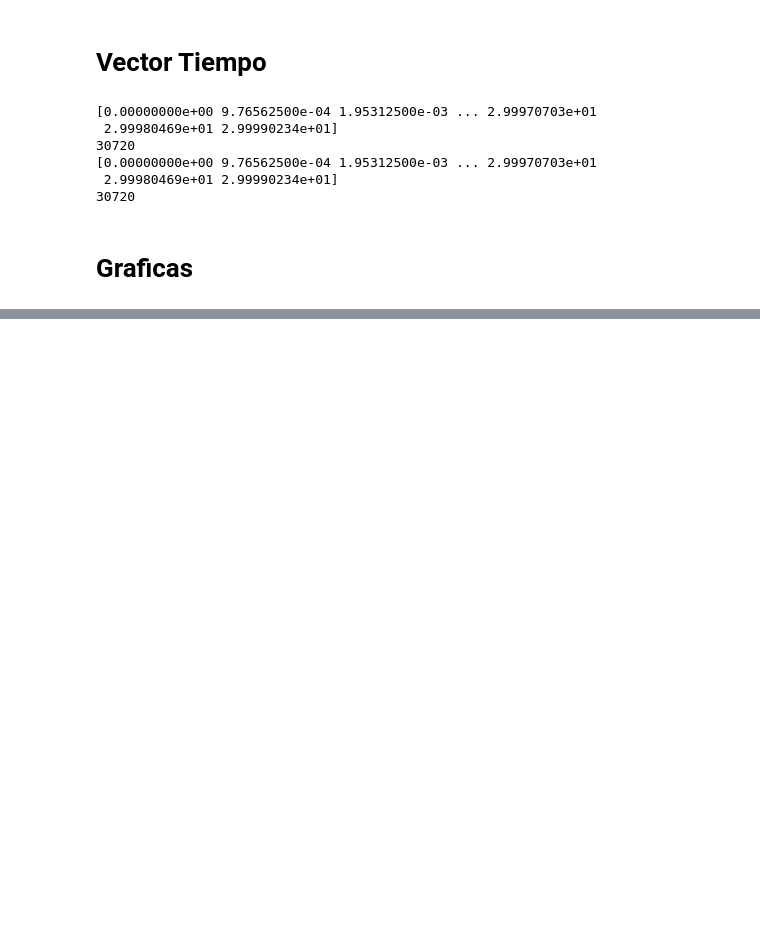
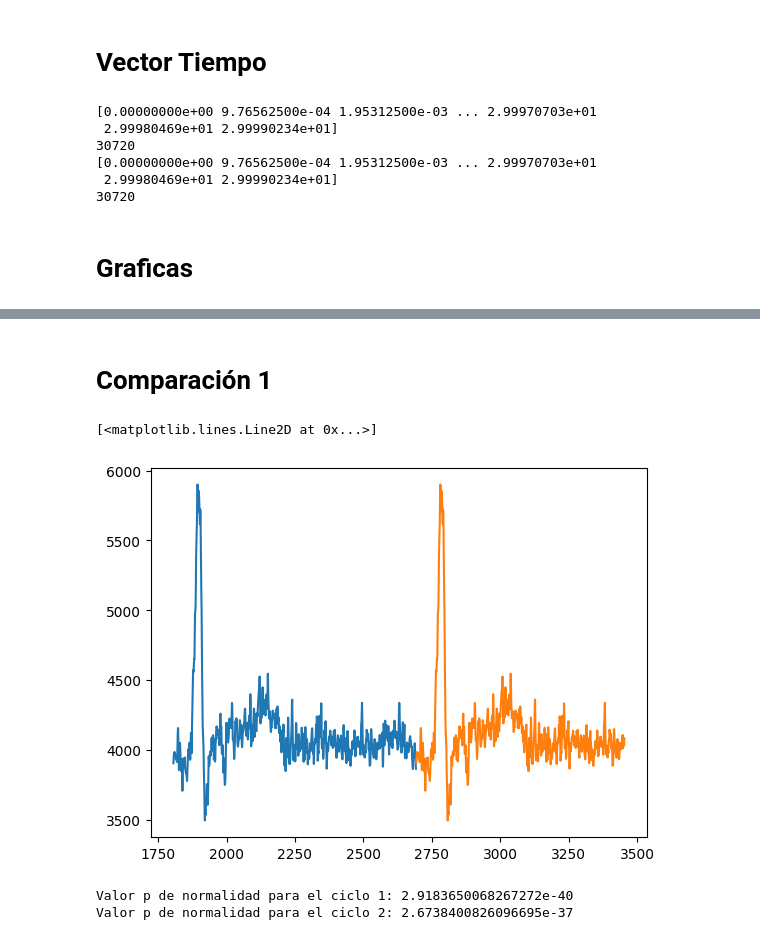
Before and after one commit to ZamantaEst/Lab_Biosenales, a Jupyter notebook: P3/P3_G2_Isabela_Zamanta.ipynb, the cells around one changed output, grey strips where cells are left out. Drawn from its saved outputs; the diff is of its cells as text; code cells hidden in the pictures; blank space fills up the shorter version.

```diff
--- a/P3/P3_G2_Isabela_Zamanta.ipynb
+++ b/P3/P3_G2_Isabela_Zamanta.ipynb
@@ -70,0 +208,22 @@ Text(0.5, 1.0, 'Filtrada')
+# %% [markdown]
+# **Comparación 1**
+# %%
+#Selección de los dos ciclos
+t_ciclo1=np.arange(picos_R_f[2],picos_R_f[3]);
+señal_ciclo1 = signal_ECG[0:len(t_ciclo1)];
+t_ciclo2=np.arange(picos_R_f[3],picos_R_f[4]);
+señal_ciclo2 = signal_ECG[0:len(t_ciclo2)];
+plt.plot(t_ciclo1,señal_ciclo1)
+plt.plot(t_ciclo2,señal_ciclo2)
+# %% [output]
+[<matplotlib.lines.Line2D at 0x...>]
+[figure, added]
+# %%
+#Supuesto de normalidad
+_ , p_valor_normalidad1 = sis.shapiro(señal_ciclo1)
+_ , p_valor_normalidad2 = sis.shapiro(señal_ciclo2)
+print(f"Valor p de normalidad para el ciclo 1: {p_valor_normalidad1}")
+print(f"Valor p de normalidad para el ciclo 2: {p_valor_normalidad2}")
+# %% [output]
+Valor p de normalidad para el ciclo 1: 2.9183650068267272e-40
+Valor p de normalidad para el ciclo 2: 2.6738400826096695e-37
```
Also changed, not shown: parts of 29 cells of this notebook.
